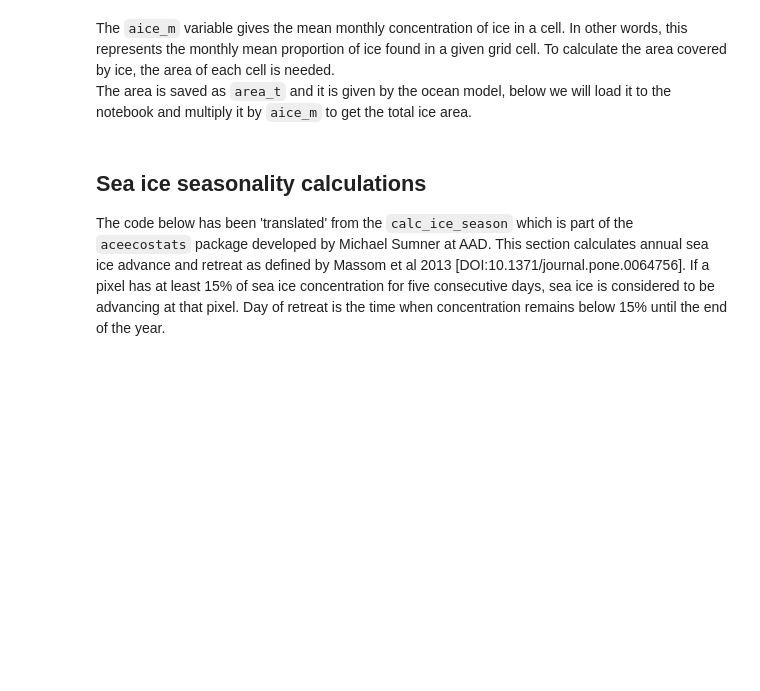
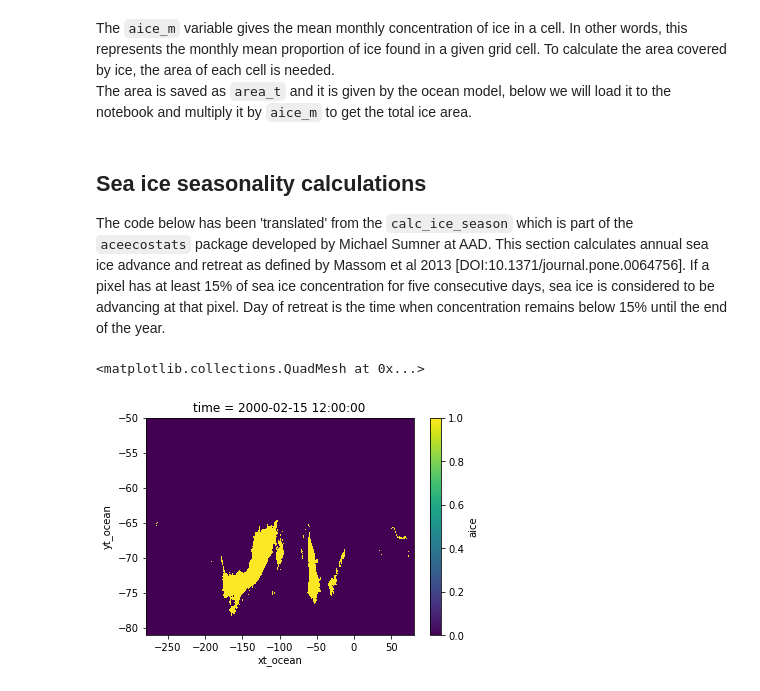
Before and after one commit to lidefi87/ACCESS_scripts_DFA, a Jupyter notebook: Scripts/SeaIceSeasonality.ipynb, the cells around one changed output. Cells and saved outputs as stored; diff of their text form; code cells hidden in the pictures; blank space fills up the shorter version.

```diff
--- a/Scripts/SeaIceSeasonality.ipynb
+++ b/Scripts/SeaIceSeasonality.ipynb
@@ -51,9 +51,9 @@ Optional variables, activate if needed. Note that because times need correction,
 #Give the start and end dates for the analyses. The input must be given as a list, even if it is one item only.
 #Dates can be given as full date (e.g., 2010-01-01), just year and month, or just year. If multiple years are to be analysed, ensure both variables have the same length
 #Start date
-stime = [str(i)+'-02-16' for i in range(2000, 2019, 1)]
+stime = [str(i)+'-02-15' for i in range(2000, 2019, 1)]
 #End date
-etime = [str(i)+'-02-15' for i in range(2001, 2020, 1)]
+etime = [str(i)+'-02-14' for i in range(2001, 2020, 1)]
 #Define frequency. Remember to check frequency and variable of interest are related to each other, for example, aice_m has a monthly frequency, while aice has a daily frequency.
 freq = '1 daily'
 # %% [markdown]
@@ -107,0 +175,36 @@ SeaIceAdvMap(x, palette = 'batlow')
+# %%
+for i in np.arange(0, len(stime)):
+    array = SO.sel(time = slice(stime[i], etime[i]))
+    SeaIceAdvArrays(array)
+# # array = SO.sel(time = slice('2000-02-15', '2001-02-14'))
+# x, y, z = SeaIceAdvArrays(array)
+# %%
+timesteps = len(array.time.values)
+
+#Identify pixels (or cells) where sea ice concentration values are equal or over the threshold
+#Resulting data array is boolean. If condition is met then a True is recorded, otherwise set to False
+threshold = xr.where(array >= 0.15, True, False)
+
+#Creating masks based on time over threshold
+#Add values through time to get total of days with ice cover of at least 15% within a pixel
+rsum = threshold.sum('time')
+
+#Boolean data arrays produced
+#No sea ice coverage over threshold. If time sums are zero set to True, otherwise set to False
+noIce = xr.where(rsum == 0, True, False)
+#Sea ice over threshold always present. If time sums are the same to timesteps in analysis set to True, otherwise set to False
+alwaysIce = xr.where(rsum == timesteps, True, False)
+#Use cumulative sums based on time. If pixel has sea ice cover below threshold, then cumulative sum is reset to zero
+adv = threshold.cumsum(dim = 'time')-threshold.cumsum(dim = 'time').where(threshold.values == 0).ffill(dim = 'time').fillna(0)
+#Note: ffill adds nan values forward over a specific dimension
+
+#Find timestep (date) where the minimum consecutive sea ice concentration was first detected for each pixel
+# #Change all pixels that do not meet the minimum consecutive sea ice concentration to False. Otherwise maintain their value.
+# advDate = xr.where(adv == ndays, adv, False)
+# #Find the time step index where condition above was met. Apply masks of no sea ice over threshold and sea ice always over threshold.
+# advDate = advDate.argmax(dim = 'time')
+# advDate = advDate.where(noIce == False, np.nan).where(alwaysIce == False, 1)
+adv[0].plot()
+# %% [output]
+<matplotlib.collections.QuadMesh at 0x...>
+[figure, added]
```
Also changed, not shown: parts of 7 cells of this notebook.
